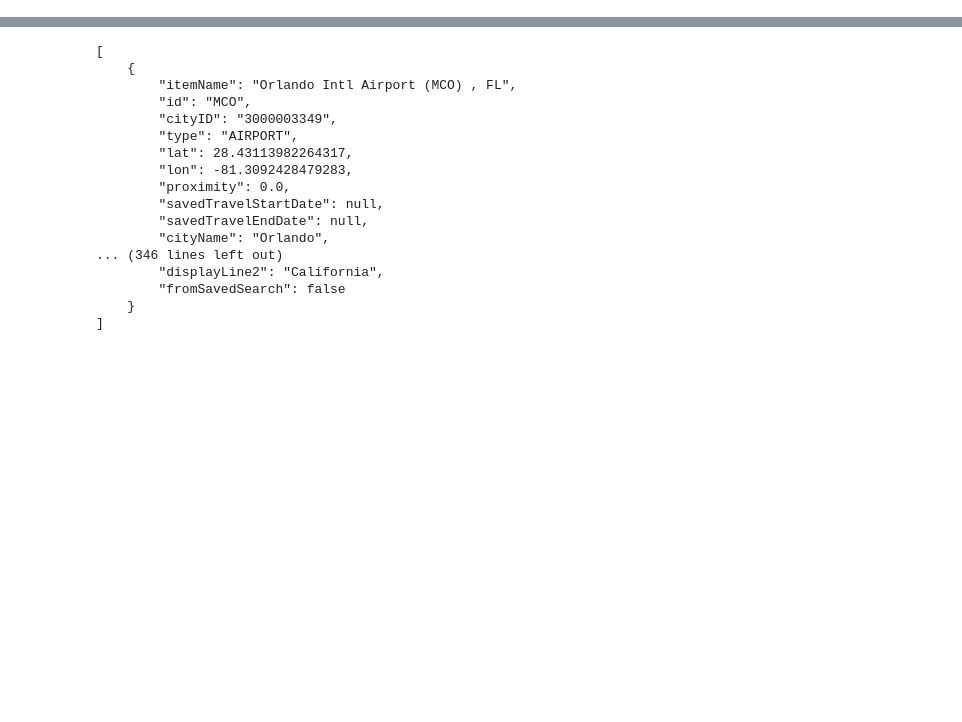
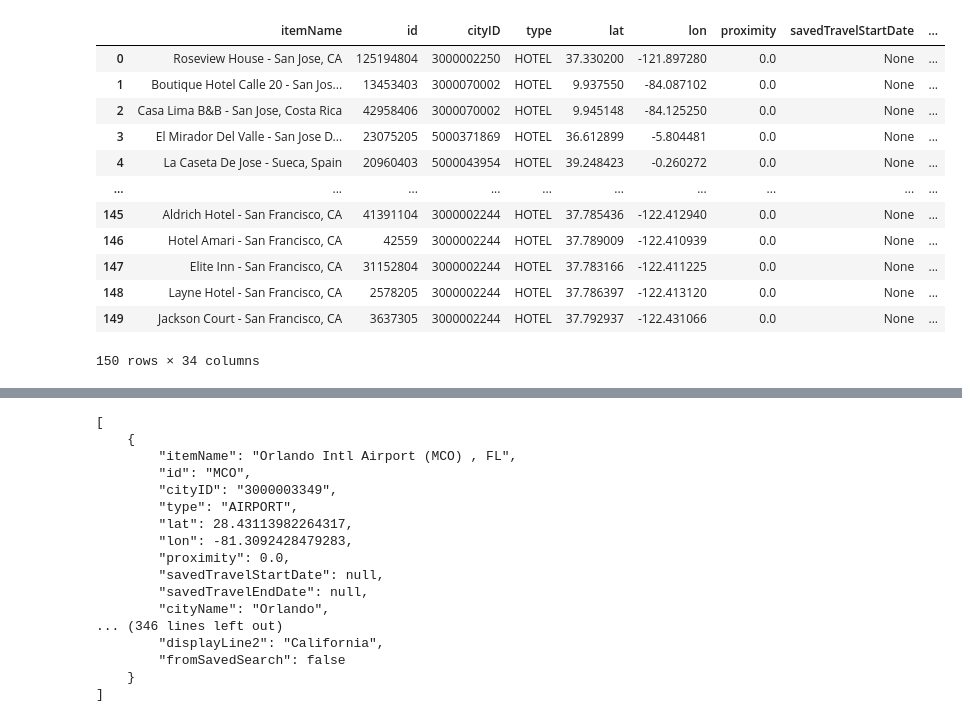
Before and after one commit to tayloresque/Project3_Group4, a Jupyter notebook: vacation_map copy.ipynb, the cells around one changed output, grey strips where cells are left out. Saved outputs shown, nothing was run; the diff lists cells and outputs as text; code cells hidden in the pictures; blank space fills up the shorter version.

```diff
--- a/vacation_map copy.ipynb
+++ b/vacation_map copy.ipynb
@@ -99,0 +126,20 @@ hotel_data_select.head()
+# %%
+# Concatenate all DataFrames in the list into a single DataFrame
+final_df = pd.concat(dfs, ignore_index=True)
+
+# Print the final DataFrame
+final_df
+# %% [output]
+|  | itemName | id | cityID | type | lat | lon | proximity | savedTravelStartDate | ... |
+| 0 | Roseview House - San Jose, CA | 125194804 | 3000002250 | HOTEL | 37.330200 | -121.897280 | 0.0 | None | ... |
+| 1 | Boutique Hotel Calle 20 - San Jos... | 13453403 | 3000070002 | HOTEL | 9.937550 | -84.087102 | 0.0 | None | ... |
+| 2 | Casa Lima B&B - San Jose, Costa Rica | 42958406 | 3000070002 | HOTEL | 9.945148 | -84.125250 | 0.0 | None | ... |
+| 3 | El Mirador Del Valle - San Jose D... | 23075205 | 5000371869 | HOTEL | 36.612899 | -5.804481 | 0.0 | None | ... |
+| 4 | La Caseta De Jose - Sueca, Spain | 20960403 | 5000043954 | HOTEL | 39.248423 | -0.260272 | 0.0 | None | ... |
+| ... | ... | ... | ... | ... | ... | ... | ... | ... | ... |
+| 145 | Aldrich Hotel - San Francisco, CA | 41391104 | 3000002244 | HOTEL | 37.785436 | -122.412940 | 0.0 | None | ... |
+| 146 | Hotel Amari - San Francisco, CA | 42559 | 3000002244 | HOTEL | 37.789009 | -122.410939 | 0.0 | None | ... |
+| 147 | Elite Inn - San Francisco, CA | 31152804 | 3000002244 | HOTEL | 37.783166 | -122.411225 | 0.0 | None | ... |
+| 148 | Layne Hotel - San Francisco, CA | 2578205 | 3000002244 | HOTEL | 37.786397 | -122.413120 | 0.0 | None | ... |
+| 149 | Jackson Court - San Francisco, CA | 3637305 | 3000002244 | HOTEL | 37.792937 | -122.431066 | 0.0 | None | ... |
+150 rows × 34 columns
```
Also changed, not shown: parts of 19 cells of this notebook, 8 other files.
